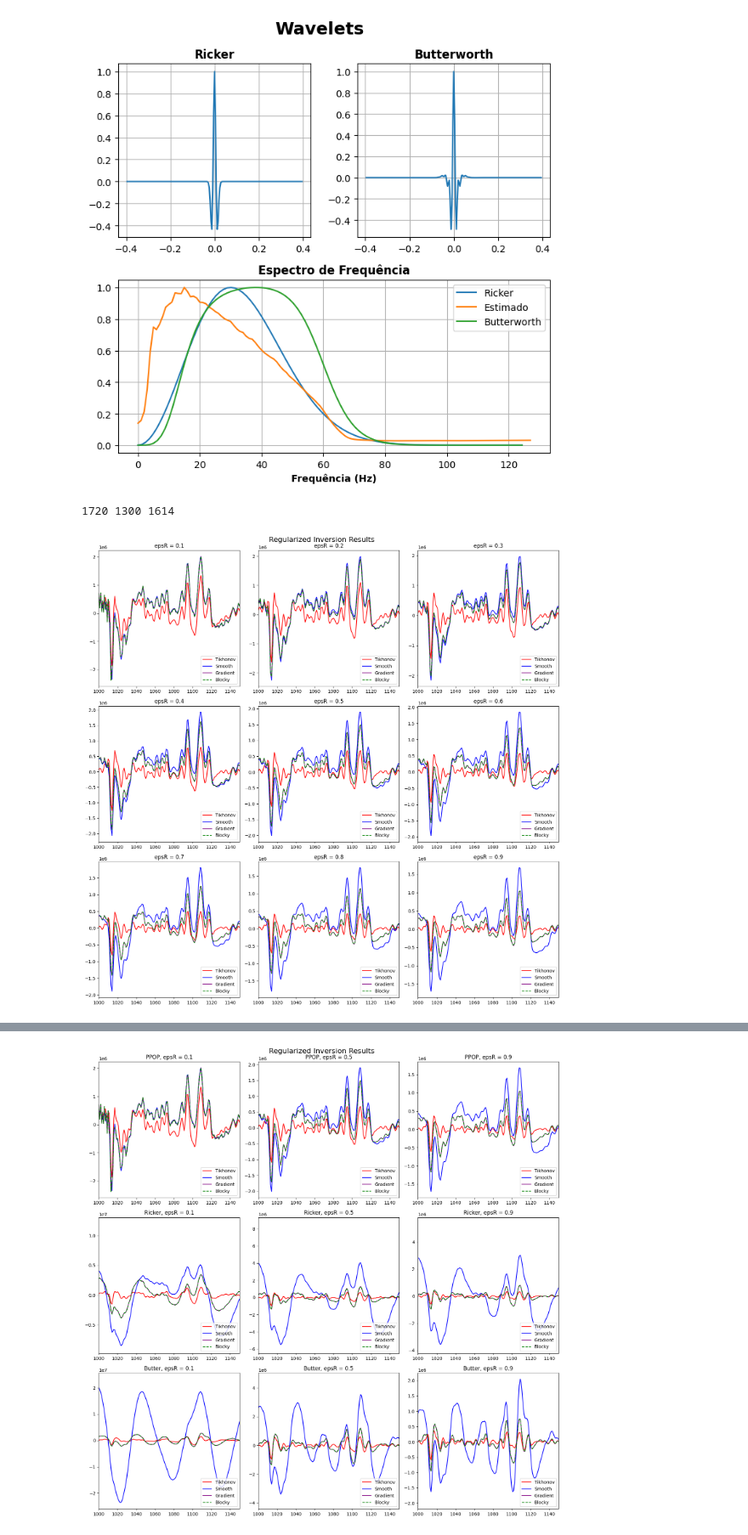
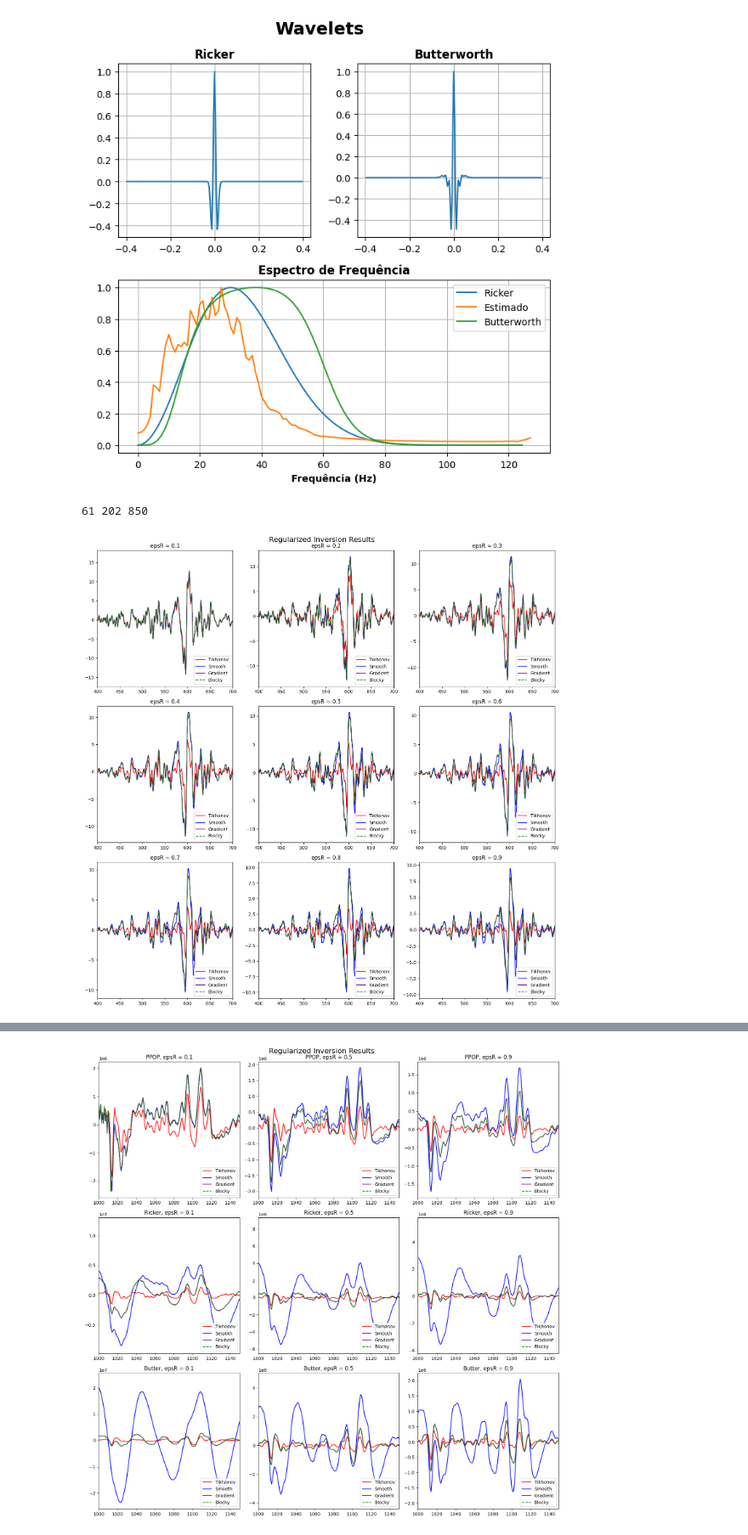
Before and after one commit to albano-a/InvertLab, a Jupyter notebook: normal_equations.ipynb, the cells around one changed output, grey strips where cells are left out. Shown at 85% size. Cells and saved outputs as stored; diff of their text form; code cells hidden in the pictures.

```diff
--- a/normal_equations.ipynb
+++ b/normal_equations.ipynb
@@ -10,11 +10,11 @@ from tqdm import tqdm
 # from sklearn.metrics import mean_absolute_percentage_error as MAPE
 # %%
 # Usando o Volve
-#filename = "data/volve.sgy"
+filename = "data/volve.sgy"
 
 # Caso tenha o dado de ABL, descomentar a linha abaixo
 #filename = "D:/Dados ABL/ABL_FULL_TIME_3D.sgy"
-filename = "C:/Users/aalbano/Desktop/Dados/ABL_FULL_TIME_3D.sgy"
+#filename = "C:/Users/aalbano/Desktop/Dados/ABL_FULL_TIME_3D.sgy"
 #filename = "C:/Users/aalbano/Desktop/Dados/ABL_FULL_DECON_TIME.sgy"
 
 if filename == "data/volve.sgy":
@@ -80,4 +81,4 @@ plt.grid(False)
 # %%
-d = d[500 - il_min: 2220 - il_min, 1500 - xl_min : 2800 - xl_min, :]
+#d = d[500 - il_min: 2220 - il_min, 1500 - xl_min : 2800 - xl_min, :]
 # %%
 plt.figure(figsize=(8,4))
@@ -176,12 +177,12 @@ plt.grid()
 plt.tight_layout()
 plt.show()
 # %% [output]
-[figure, old version]
+[figure, new version]
 # %%
 nx, ny, nz = d.shape
 print(nx, ny, nz)
 # %% [output]
-1720 1300 1614
+61 202 850
 # %%
 d_inv2_ppop = pylops.avo.poststack.PoststackLinearModelling(
     wav_est / 2, nt0=nz, spatdims=1, explicit=False
@@ -210,8 +211,8 @@ for i in epsRs:
             Regs=[pylops.Identity(nz)],
             epsRs=[i],
             x0=np.zeros(d[ILINE, XLINE, :].shape),
-            engine="scipy",
-            **dict(iter_lim=1000)
+            engine="pylops",
+            #**dict(iter_lim=1000)
         )[0]
     )
     tikho_results.append(d_inv2_tikho)
@@ -224,8 +225,8 @@ for i in epsRs:
             Regs=[d2op],
             epsRs=[i],
             x0=np.zeros(d[ILINE, XLINE, :].shape),
-            engine="scipy",
-            **dict(iter_lim=1000)
+            engine="pylops",
+            #**dict(iter_lim=1000)
         )[0]
     )
     smooth_results.append(d_inv2_smooth)
@@ -238,46 +239,46 @@ for i in epsRs:
             Regs=[d2op],
             epsRs=[i],
             x0=np.zeros(d[ILINE, XLINE, :].shape),
-            engine="scipy",
-            **dict(iter_lim=1000)
+            engine="pylops",
+            #**dict(iter_lim=1000)
         )[0]
     )
     blocky_results.append(d_inv2_blocky)
 
     d2op = pylops.Gradient(nz)
     d_inv2_gradient = (
         pylops.regularized_inversion(
             Op=d_inv2_ppop,
             y=d[ILINE, XLINE, :],
             Regs=[d2op],
             epsRs=[i],
             x0=np.zeros(d[ILINE, XLINE, :].shape),
-            engine="scipy",
-            **dict(iter_lim=1000)
+            engine="pylops",
+            #**dict(iter_lim=1000)
         )[0]
     )
     gradient_results.append(d_inv2_gradient)
 
 # Plot the results
 fig, axs = plt.subplots(3, 3, figsize=(15, 15))
 fig.suptitle('Regularized Inversion Results', fontsize=16)
 
 for idx, (tikho, smooth, blocky, gradient) in enumerate(zip(tikho_results, smooth_results, blocky_results, gradient_results)):
     row = idx // 3
     col = idx % 3
     axs[row, col].plot(tikho, '-', color='red', label="Tikhonov")
     axs[row, col].plot(smooth, '-', color='blue', label="Smooth")
     axs[row, col].plot(gradient, '-', color='purple', label="Gradient")
     axs[row, col].plot(blocky, '--', color='green', label="Blocky")
-    axs[row, col].set_xlim(1000, 1150)
+    axs[row, col].set_xlim(400, 700)
     axs[row, col].legend(loc="lower right")
     axs[row, col].set_title(f'epsR = {epsRs[idx]:.1f}')
 
 plt.tight_layout()
-plt.savefig("./figures/regularized_inversion_epsr_decon.png", dpi=400, bbox_inches="tight")
+#plt.savefig("./figures/regularized_inversion_epsr_decon.png", dpi=400, bbox_inches="tight")
 plt.show()
 # %% [output]
-[figure, old version]
+[figure, new version]
 # %%
 d_inv2_tikho = (
     pylops.regularized_inversion(
```
Also changed, not shown: parts of 5 cells of this notebook.
